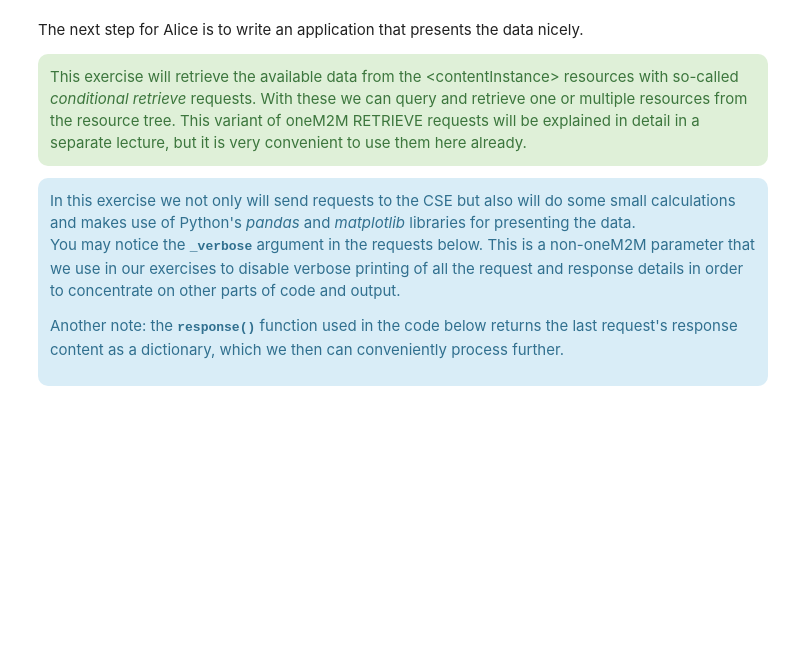
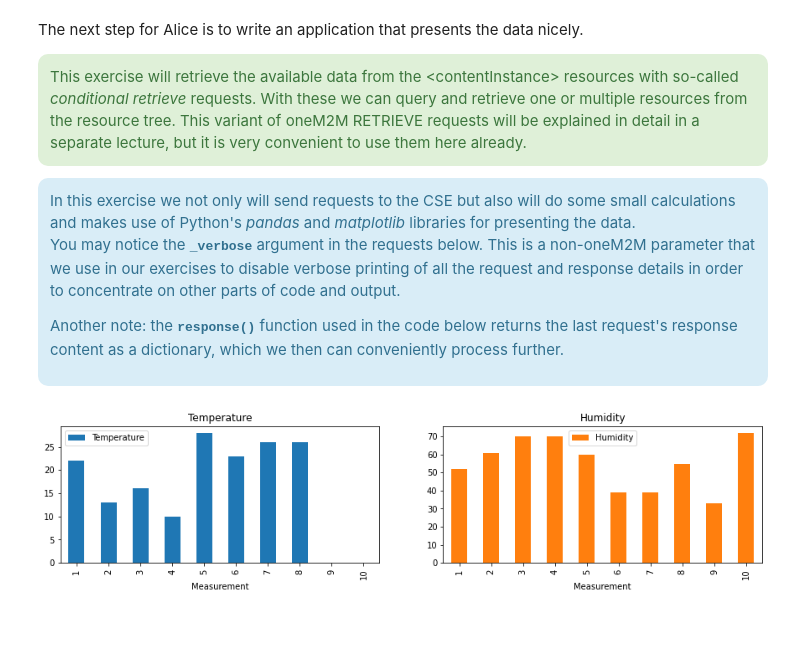
Before and after one commit to ankraft/onem2m-jupyter-notebooks, a Jupyter notebook: 02 - Containers & ContentInstances/CNT05 - Building an Application.ipynb, the cells around one changed output. Drawn from its saved outputs; the diff is of its cells as text; code cells hidden in the pictures; blank space fills up the shorter version.

```diff
--- a/02 - Containers & ContentInstances/CNT05 - Building an Application.ipynb
+++ b/02 - Containers & ContentInstances/CNT05 - Building an Application.ipynb
@@ -171,7 +527,7 @@ RETRIEVE (                                                                 # RET
     resourceType            = 4,                                           # Only retrieve <contentInstance> resources
     resultContent           = 8,                                           # Only retrieve the child resources
 
-    _verbose                = False                                        # Internall: Don't print the request and response
+    _silent                 = True                                         # Internal: Don't print request and response messages
 )
 
 # Extract the content values from the response and put them into an array
@@ -184,35 +540,38 @@ RETRIEVE (                                                                 # RET
     originator              = 'CAlice',                                    # Request's originator is CAlice (mandatory)
     requestIdentifier       = '123',                                       # Request identifier (mandatory)
     releaseVersionIndicator = '3',                                         # Request's release version indicator (mandatory)
 
     # Parameterize the conditional retrieve
     filterUsage             = 2,                                           # Conditional retrieve
     resourceType            = 4,                                           # Only retrieve <contentInstance> resources
     resultContent           = 8,                                           # Only retrieve the child resources
 
-    _verbose                = False                                        # Internal: Don't print the request and response
+    _silent                 = True                                         # Internal: Don't print request and response messages
 )
 
 # Extract the content values from the response and put them into an array
 humidities = [ int(cin['con']) for cin in findXPath(response(), 'm2m:cnt/m2m:cin') ]
 
 
-# Make both arrays the same length in case we have different numbers of measurements.
+# Make all arrays the same length in case we have different numbers of measurements.
 # This is necessary for the plot below
 ml = max(len(temperatures), len(humidities))
+measurements  = list(range(1, ml+1))
 temperatures += [0] * (ml - len(temperatures))
 humidities   += [0] * (ml - len(humidities))
 
 
 # Create nice bar charts from our values
 import pandas as pd
 
 source = pd.DataFrame({
-    'Measurement' : list(range(1,ml+1)),
+    'Measurement' : measurements,
     'Temperature' : temperatures,
     'Humidity'    : humidities,
 
 })
 source.plot.bar(y=['Temperature', 'Humidity'], x='Measurement', subplots=True, layout=(1,2), figsize=(15,3));
+# %% [output]
+[figure, added]
 # %% [markdown]
 &nbsp;
```
Also changed, not shown: parts of 6 cells of this notebook, 3 other files.
